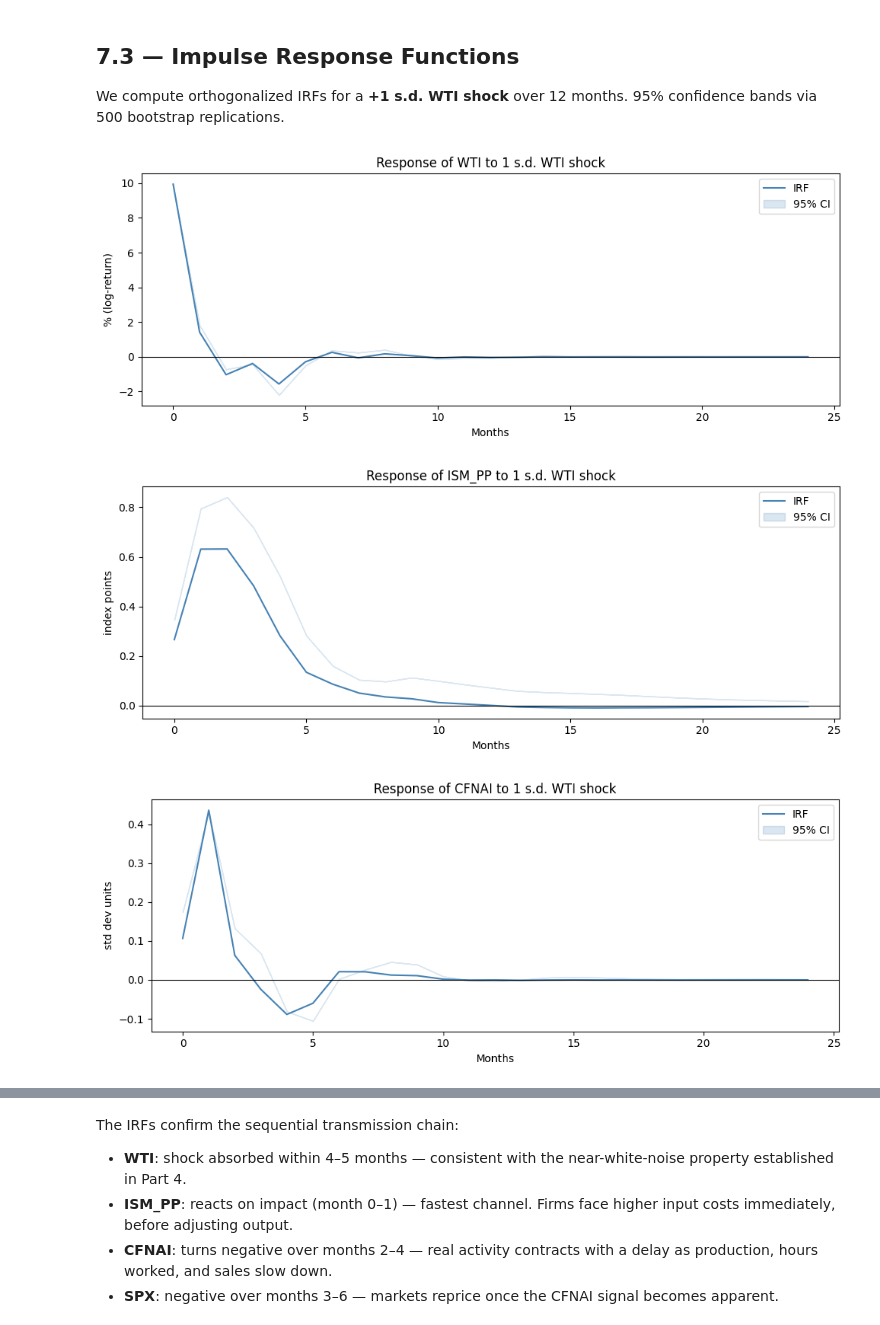
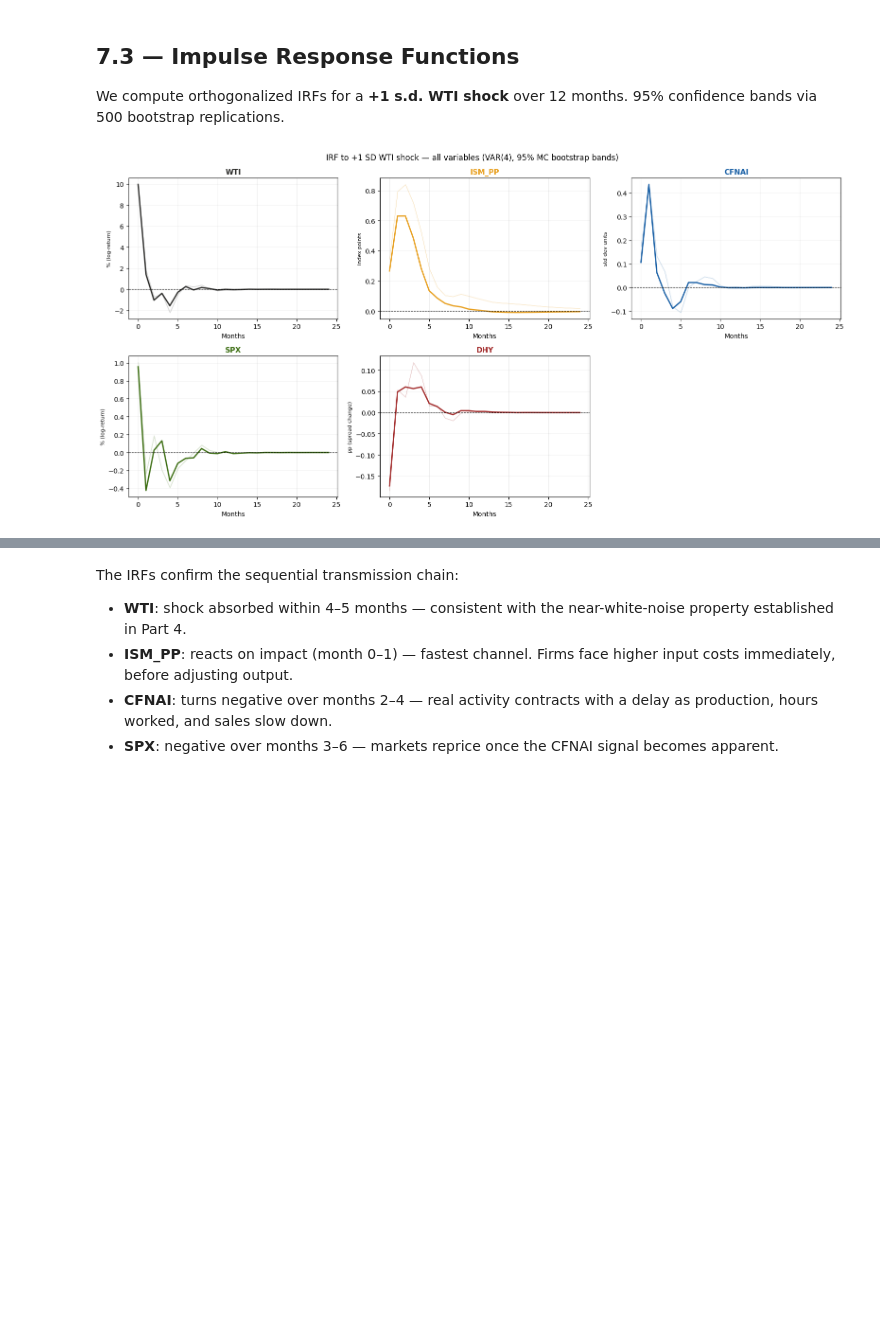
Before and after one commit to Altankaragulle/EMIF_Project_Oil, a Jupyter notebook: EMIF_Oil_Shock_Project.ipynb, the cells around one changed output, grey strips where cells are left out. Drawn from its saved outputs; the diff is of its cells as text; code cells hidden in the pictures; blank space fills up the shorter version.

```diff
--- a/EMIF_Oil_Shock_Project.ipynb
+++ b/EMIF_Oil_Shock_Project.ipynb
@@ -38,6 +38,14 @@ import warnings
 warnings.filterwarnings("ignore")
 pd.set_option("display.float_format", lambda x: f"{x:.4f}")
 plt.rcParams["figure.figsize"] = (12, 5)
+
+VAR_COLORS = {
+    "WTI":    "#2C2C2A",   # dark gray  — oil shock
+    "ISM_PP": "#E8A020",   # amber      — Stage 1 cost pressure
+    "CFNAI":  "#185FA5",   # blue       — Stage 2 real activity
+    "SPX":    "#3B6D11",   # green      — Stage 3a equities
+    "DHY":    "#A32D2D",   # red        — Stage 3b credit
+}
 # %% [markdown]
 ---
 
@@ -998,7 +970,7 @@ print()
 # ACF of residuals
 fig, ax = plt.subplots(figsize=(10, 4))
 plot_acf(resid, lags=24, ax=ax, zero=False)
-ax.set_title(f"ACF of ARMA({p_star},{q_star}) residuals — WTI monthly returns")
+ax.set_title(f"ACF of ARMA({p_star},{q_star}) residuals (AIC)")
 plt.tight_layout()
 plt.show()
 # %% [output]
@@ -1406,38 +1248,40 @@ We compute orthogonalized IRFs for a **+1 s.d. WTI shock** over 12 months.
 # %%
 irf = var_results.irf(24)
 lower_band, upper_band = irf.errband_mc(orth=True, repl=500, signif=0.05, seed=42)
 
 variables = var_df.columns.tolist()
 impulse_idx = variables.index("WTI")
 horizons = np.arange(25)
 
 # Units for each variable
 units = {
     "WTI":    "% (log-return)",
     "ISM_PP": "index points",
     "CFNAI":  "std dev units",
     "SPX":    "% (log-return)",
     "DHY":    "pp (spread change)"
 }
 
-for response_name in variables:
-    response_idx = variables.index(response_name)
+fig, axes = plt.subplots(2, 3, figsize=(16, 8))
+fig.suptitle("IRF to +1 SD WTI shock — all variables (VAR(4), 95% MC bootstrap bands)", fontsize=12)
 
-    resp = irf.orth_irfs[:, response_idx, impulse_idx]
-    lo = lower_band[:, response_idx, impulse_idx]
-    hi = upper_band[:, response_idx, impulse_idx]
+for ax, var in zip(axes.flatten(), variables):
+    ridx = variables.index(var)
+    resp = irf.orth_irfs[:, ridx, impulse_idx]
+    lo   = lower_band[:, ridx, impulse_idx]
+    hi   = upper_band[:, ridx, impulse_idx]
+    color = VAR_COLORS[var]
 
-    fig, ax = plt.subplots(figsize=(10, 4))
-    ax.plot(horizons, resp, color="steelblue", label="IRF")
-    ax.fill_between(horizons, lo, hi, alpha=0.2, color="steelblue", label="95% CI")
-    ax.axhline(0, color="black", linewidth=0.8)
-    ax.set_title(f"Response of {response_name} to 1 s.d. WTI shock")
+    ax.plot(horizons, resp, color=color, lw=2)
+    ax.fill_between(horizons, lo, hi, alpha=0.18, color=color)
+    ax.axhline(0, color="black", lw=0.8, ls="--")
+    ax.set_title(var, fontsize=11, fontweight="bold", color=color)
     ax.set_xlabel("Months")
-    ax.set_ylabel(units[response_name])
-    ax.legend()
-    plt.tight_layout()
-    plt.show()
+    ax.set_ylabel(units[var], fontsize=8)
+    ax.grid(True, alpha=0.2)
+
+axes.flatten()[-1].axis("off")
+plt.tight_layout()
+plt.show()
 # %% [output]
-[figure, old version]
+[figure, new version]
-[figure, removed]
-[figure, removed]
```
Also changed, not shown: parts of 52 cells of this notebook, 4 other files.
